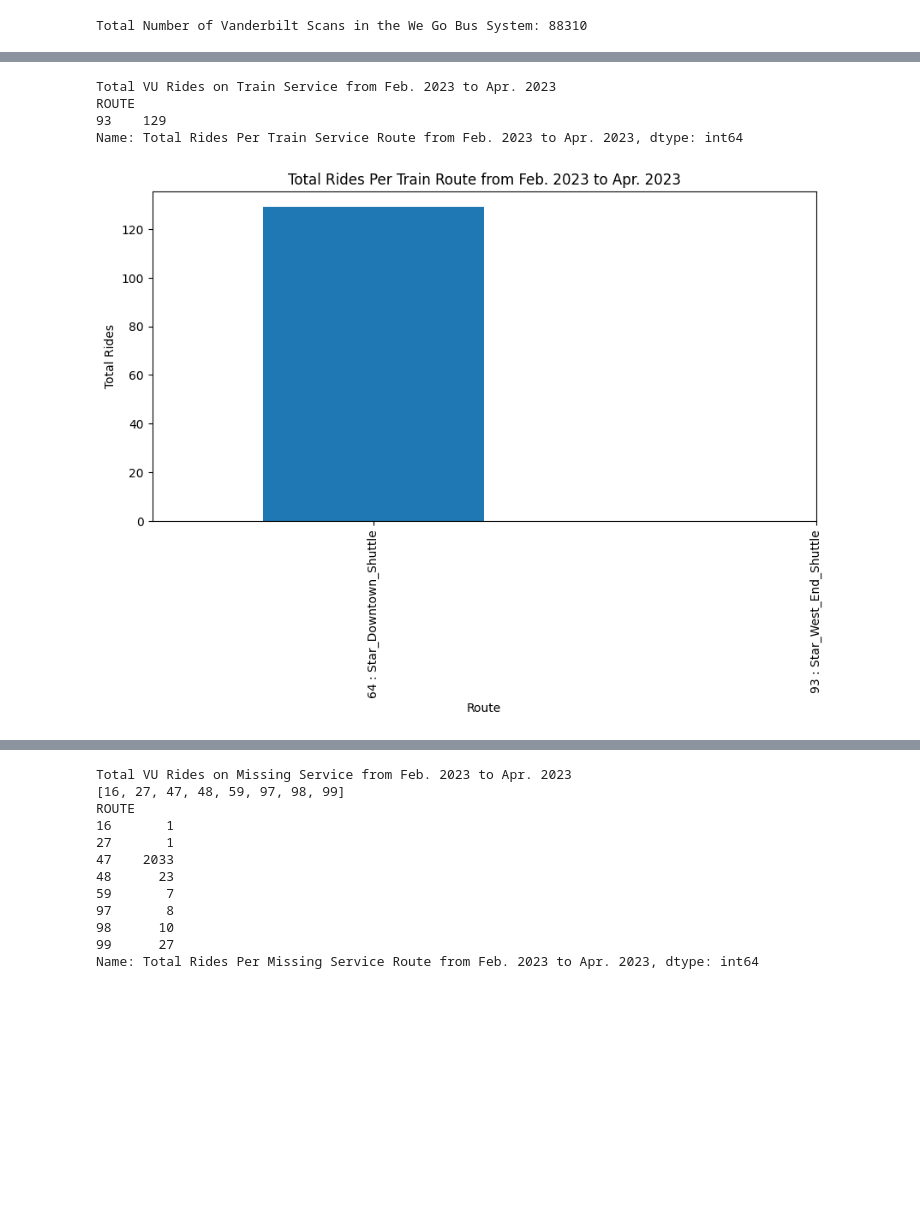
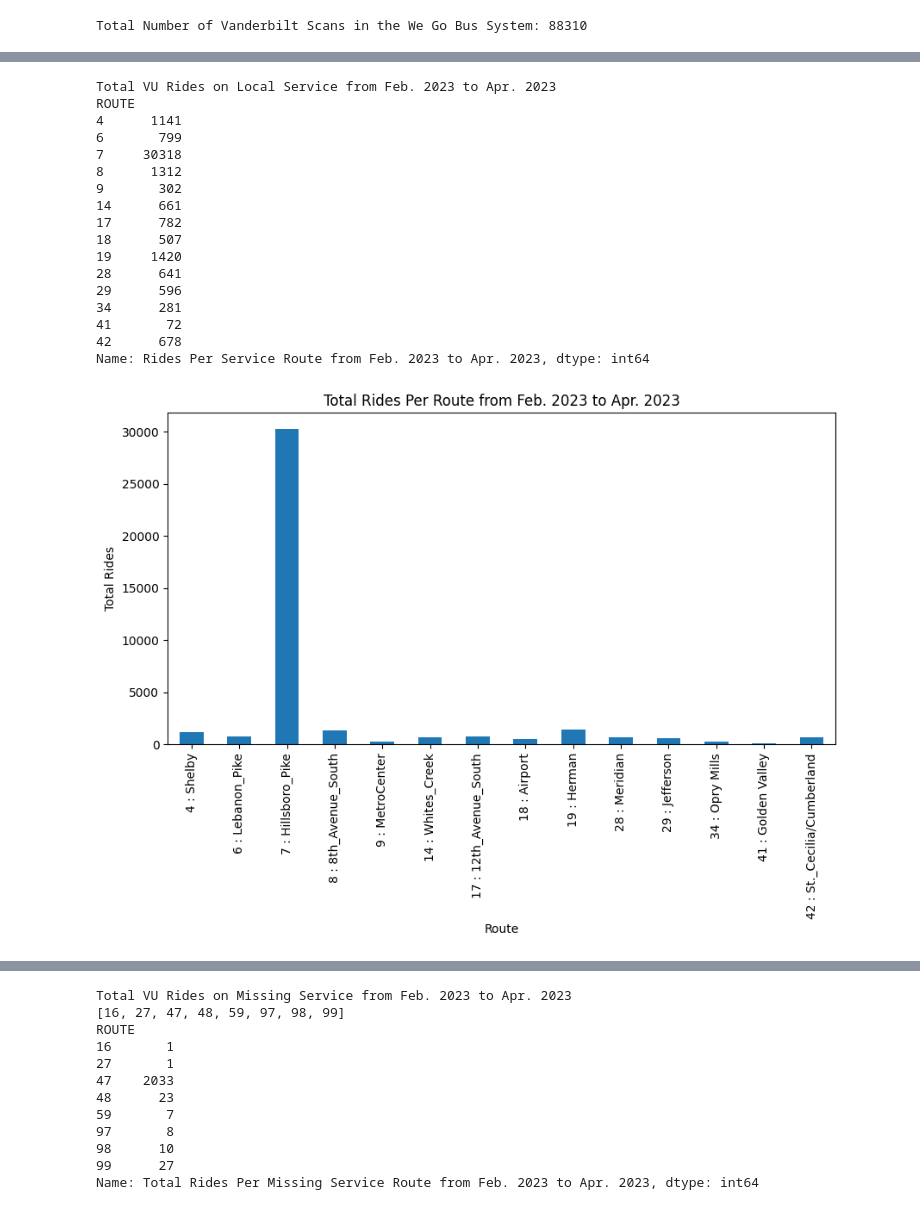
Before and after one commit to SySyAli/vanderbilt_movevu, a Jupyter notebook: testing/testing.ipynb, the cells around one changed output, grey strips where cells are left out. Drawn from its saved outputs; the diff is of its cells as text; code cells hidden in the pictures; blank space fills up the shorter version.

```diff
--- a/testing/testing.ipynb
+++ b/testing/testing.ipynb
@@ -356,28 +258,23 @@ Name: Total Rides Per Express Service Route from Feb. 2023 to Apr. 2023, dtype:
-# %%
-# total VU Rides on Train Service
-print("Total VU Rides on Train Service from Feb. 2023 to Apr. 2023")
-
-# Group the data by route and calculate the local service routes
-train_service_rides_count = count_series(count_routes_in_dictionary(WEGO_TRAIN_SERVICE, df))
-
-# set the header to "Total Rides" and only count the frequent service routes
-train_service_rides_count = train_service_rides_count.rename("Total Rides Per Train Service Route from Feb. 2023 to Apr. 2023")
-print(train_service_rides_count)
-
-# Array of Express Service Routes
-train_service_routes = array_of_routes(WEGO_TRAIN_SERVICE)
-
-# Visualize the data
-plt.figure(figsize=(10, 5))
-train_service_rides_count.plot.bar()
-plt.title("Total Rides Per Train Route from Feb. 2023 to Apr. 2023")
-plt.xlabel("Route")
-plt.ylabel("Total Rides")
-plt.xticks(range(len(train_service_routes)), train_service_routes)
-plt.show()
-# %% [output]
-Total VU Rides on Train Service from Feb. 2023 to Apr. 2023
-ROUTE
-93    129
-Name: Total Rides Per Train Service Route from Feb. 2023 to Apr. 2023, dtype: int64
-[figure, removed]
+# %%
+# total VU Rides on Local Service
+print("Total VU Rides on Local Service from Feb. 2023 to Apr. 2023")
+plot_service(WEGO_LOCAL_SERVICE)
+# %% [output]
+Total VU Rides on Local Service from Feb. 2023 to Apr. 2023
+ROUTE
+4      1141
+6       799
+7     30318
+8      1312
+9       302
+14      661
+17      782
+18      507
+19     1420
+28      641
+29      596
+34      281
+41       72
+42      678
+Name: Rides Per Service Route from Feb. 2023 to Apr. 2023, dtype: int64
+[figure, added]
```
Also changed, not shown: parts of 14 cells of this notebook.
